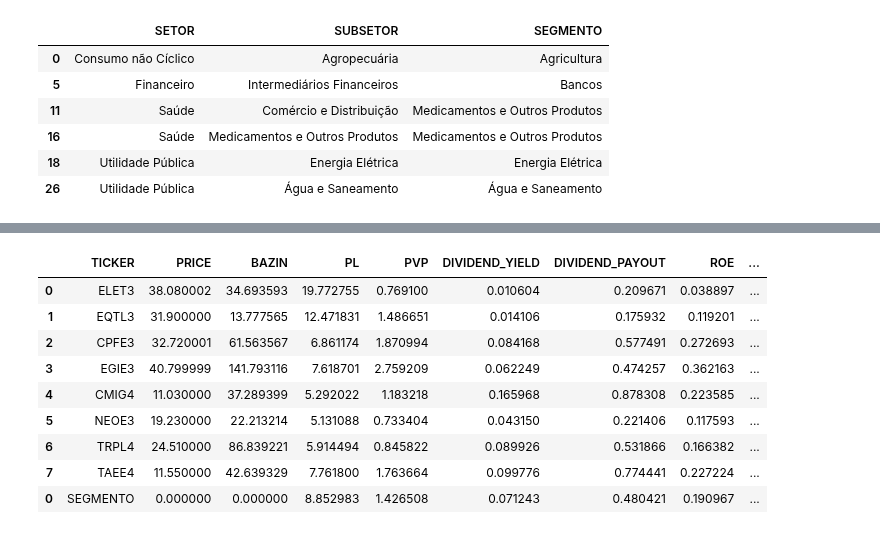
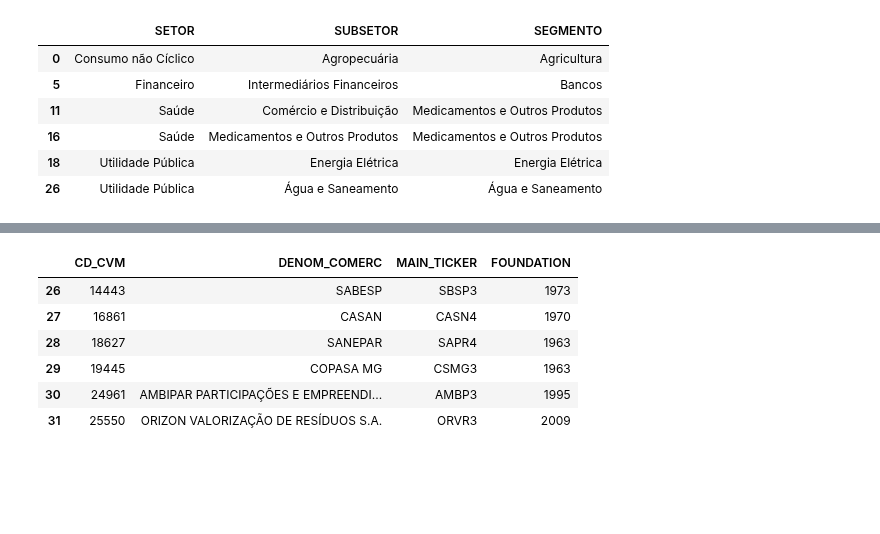
Before and after one commit to boa50/investment-analysis-etl, a Jupyter notebook: analysis/stock-analysis.ipynb, the cells around one changed output, grey strips where cells are left out. Saved outputs shown, nothing was run; the diff lists cells and outputs as text; code cells hidden in the pictures; blank space fills up the shorter version.

```diff
--- a/analysis/stock-analysis.ipynb
+++ b/analysis/stock-analysis.ipynb
@@ -27,13 +15,10 @@ info.get_companies_by_segmento("Energia Elétrica")
-# %%
-measures.get_latest_values_by_segmento("Energia Elétrica")
-# %% [output]
-|  | TICKER | PRICE | BAZIN | PL | PVP | DIVIDEND_YIELD | DIVIDEND_PAYOUT | ROE | ... |
-| 0 | ELET3 | 38.080002 | 34.693593 | 19.772755 | 0.769100 | 0.010604 | 0.209671 | 0.038897 | ... |
-| 1 | EQTL3 | 31.900000 | 13.777565 | 12.471831 | 1.486651 | 0.014106 | 0.175932 | 0.119201 | ... |
-| 2 | CPFE3 | 32.720001 | 61.563567 | 6.861174 | 1.870994 | 0.084168 | 0.577491 | 0.272693 | ... |
-| 3 | EGIE3 | 40.799999 | 141.793116 | 7.618701 | 2.759209 | 0.062249 | 0.474257 | 0.362163 | ... |
-| 4 | CMIG4 | 11.030000 | 37.289399 | 5.292022 | 1.183218 | 0.165968 | 0.878308 | 0.223585 | ... |
-| 5 | NEOE3 | 19.230000 | 22.213214 | 5.131088 | 0.733404 | 0.043150 | 0.221406 | 0.117593 | ... |
-| 6 | TRPL4 | 24.510000 | 86.839221 | 5.914494 | 0.845822 | 0.089926 | 0.531866 | 0.166382 | ... |
-| 7 | TAEE4 | 11.550000 | 42.639329 | 7.761800 | 1.763664 | 0.099776 | 0.774441 | 0.227224 | ... |
-| 0 | SEGMENTO | 0.000000 | 0.000000 | 8.852983 | 1.426508 | 0.071243 | 0.480421 | 0.190967 | ... |
+# %%
+info.get_companies_by_segmento("Água e Saneamento")
+# %% [output]
+|  | CD_CVM | DENOM_COMERC | MAIN_TICKER | FOUNDATION |
+| 26 | 14443 | SABESP | SBSP3 | 1973 |
+| 27 | 16861 | CASAN | CASN4 | 1970 |
+| 28 | 18627 | SANEPAR | SAPR4 | 1963 |
+| 29 | 19445 | COPASA MG | CSMG3 | 1963 |
+| 30 | 24961 | AMBIPAR PARTICIPAÇÕES E EMPREENDI... | AMBP3 | 1995 |
+| 31 | 25550 | ORIZON VALORIZAÇÃO DE RESÍDUOS S.A. | ORVR3 | 2009 |
```
Also changed, not shown: parts of 3 cells of this notebook, 1 other file.
